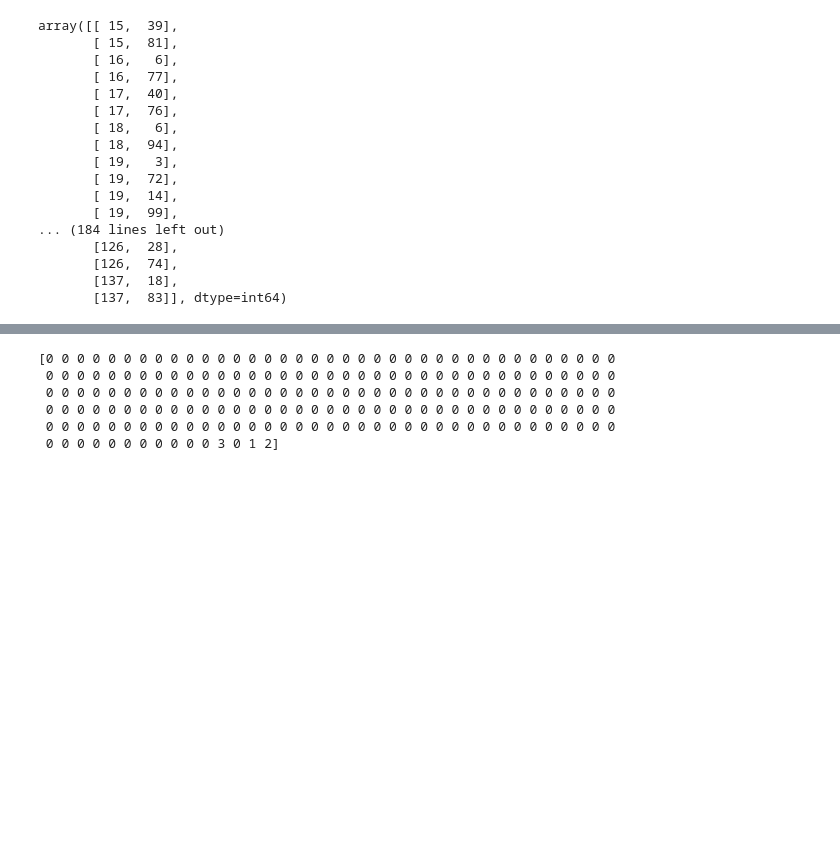
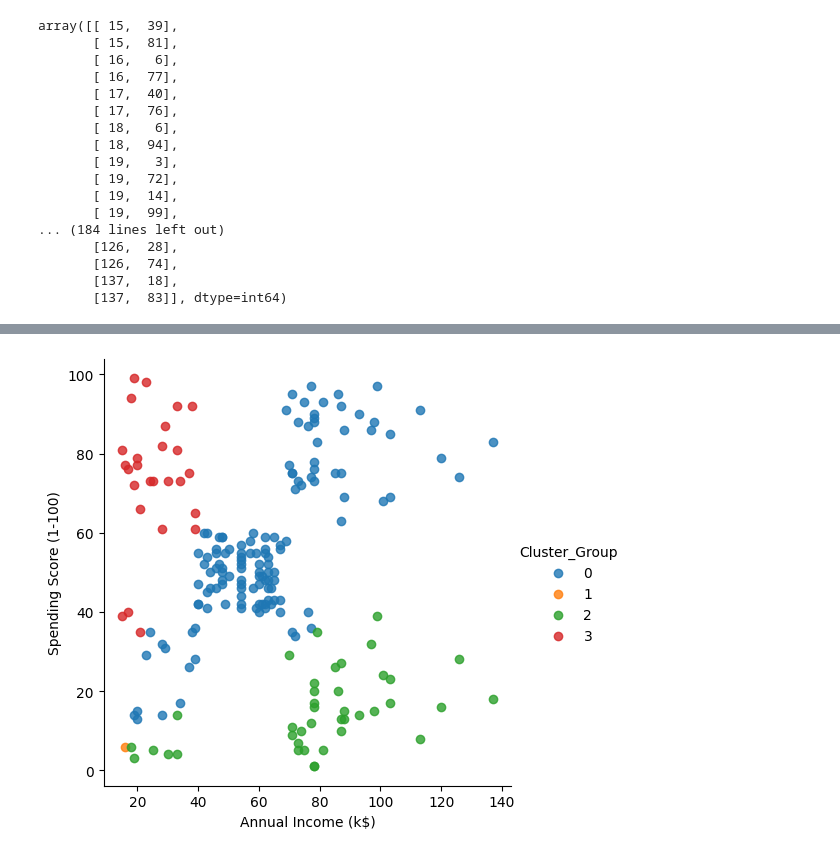
Before and after one commit to DineshC27/Hope-AI, a Jupyter notebook: Python/Machine Learning_Clustering/Spectral Clustering_Assig.ipynb, the cells around one changed output, grey strips where cells are left out. Saved outputs shown, nothing was run; the diff lists cells and outputs as text; code cells hidden in the pictures; blank space fills up the shorter version.

```diff
--- a/Python/Machine Learning_Clustering/Spectral Clustering_Assig.ipynb
+++ b/Python/Machine Learning_Clustering/Spectral Clustering_Assig.ipynb
@@ -46,6 +46,10 @@ os.environ['LOKY_MAX_CPU_COUNT'] = '2'
 # %%
 #below code is to find cluster value
 from sklearn.cluster import SpectralClustering
-spec = SpectralClustering(n_clusters=4,eigen_tol='auto', assign_labels='kmeans')
-spec.fit(x)
+#spec = SpectralClustering(n_clusters=4,eigen_tol='auto', assign_labels='kmeans')
+#{'polynomial', 'additive_chi2', 'chi2', 'linear', 'precomputed_nearest_neighbors', 'laplacian', 'sigmoid', 'precomputed', 'poly', 'nearest_neighbors', 'cosine', 'rbf'}
+spec = SpectralClustering(n_clusters= 4, assign_labels='discretize',random_state=3,affinity='poly')
+#spec.fit(x)
+ypred=spec.fit_predict(x)
+ypred
 # %% [output]
@@ -53,12 +66,8 @@ SpectralClustering(n_clusters=4)
-# %%
-print(spec.labels_)
-# %% [output]
-[0 0 0 0 0 0 0 0 0 0 0 0 0 0 0 0 0 0 0 0 0 0 0 0 0 0 0 0 0 0 0 0 0 0 0 0 0
- 0 0 0 0 0 0 0 0 0 0 0 0 0 0 0 0 0 0 0 0 0 0 0 0 0 0 0 0 0 0 0 0 0 0 0 0 0
- 0 0 0 0 0 0 0 0 0 0 0 0 0 0 0 0 0 0 0 0 0 0 0 0 0 0 0 0 0 0 0 0 0 0 0 0 0
- 0 0 0 0 0 0 0 0 0 0 0 0 0 0 0 0 0 0 0 0 0 0 0 0 0 0 0 0 0 0 0 0 0 0 0 0 0
- 0 0 0 0 0 0 0 0 0 0 0 0 0 0 0 0 0 0 0 0 0 0 0 0 0 0 0 0 0 0 0 0 0 0 0 0 0
- 0 0 0 0 0 0 0 0 0 0 0 3 0 1 2]
 # %%
 supervised = dataset
-supervised['Cluster_Group'] = ypredict
+supervised['Cluster_Group'] = ypred
+# %%
+import seaborn as sns
+facets = sns.lmplot(data=supervised,x=supervised.columns[3],y=supervised.columns[4],hue=supervised.columns[5],fit_reg=False,legend=True)
+# %% [output]
+[figure, added]
```
Also changed, not shown: parts of 1 cell of this notebook.
